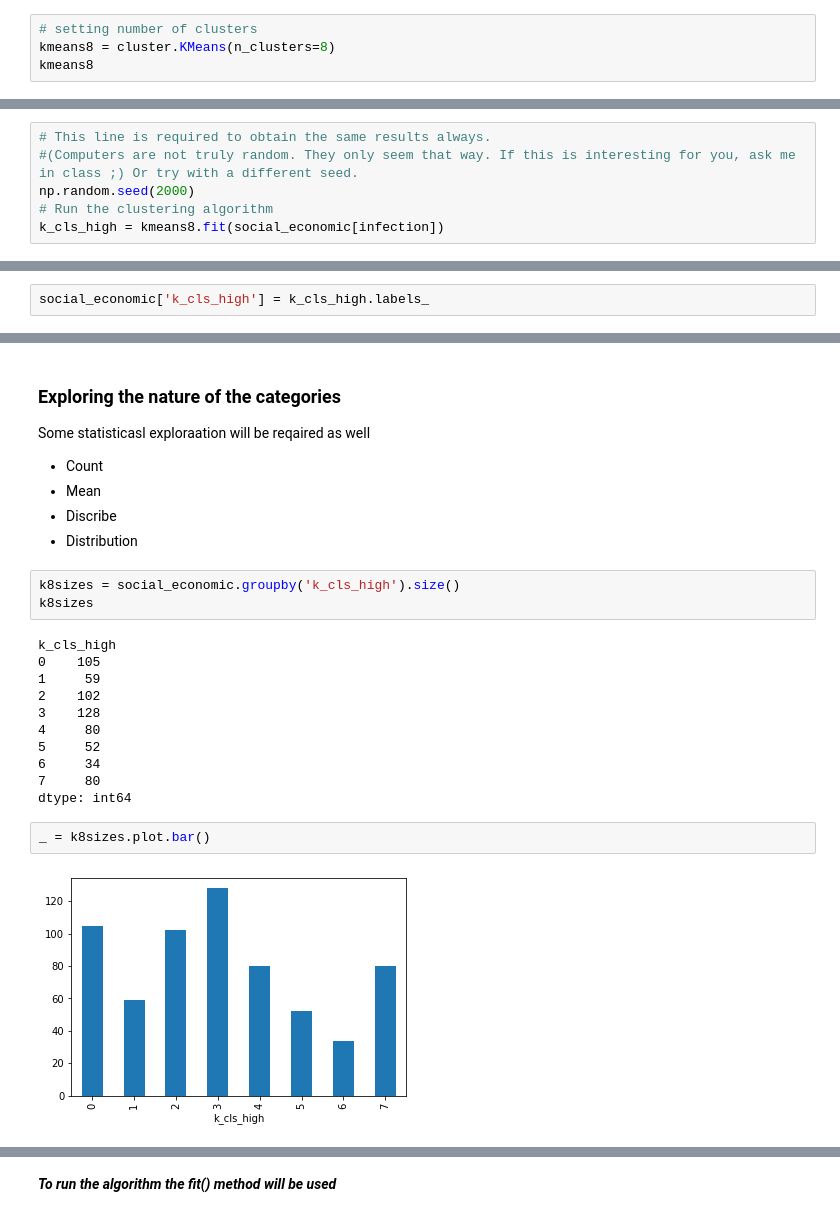
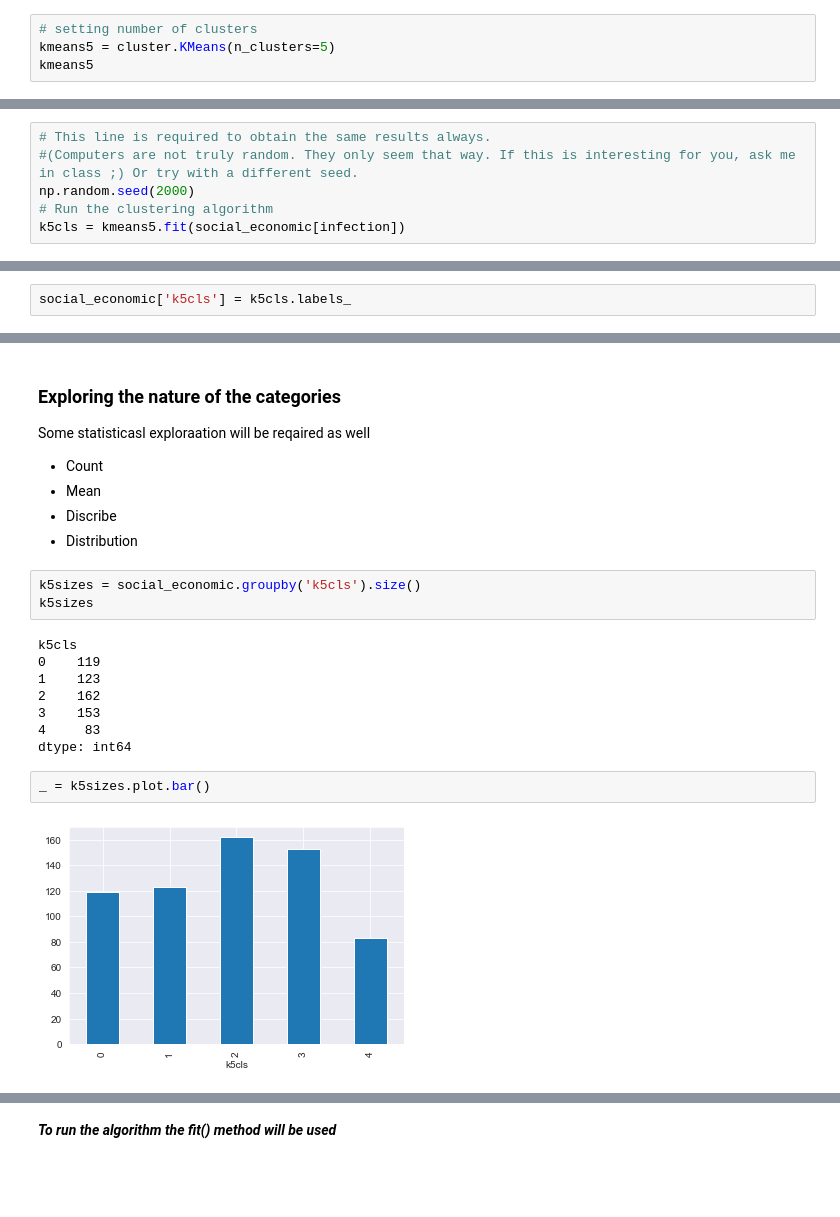
Before and after one commit to lekhanam12/datascience, a Jupyter notebook: social-economic.ipynb, the cells around one changed output, grey strips where cells are left out. Drawn from its saved outputs; the diff is of its cells as text; blank space fills up the shorter version.

Commit message:
cluster-update

```diff
--- a/social-economic.ipynb
+++ b/social-economic.ipynb
@@ -265,6 +307,6 @@ plt.show()
 ### Clustering
 # %%
 # setting number of clusters
-kmeans8 = cluster.KMeans(n_clusters=8)
-kmeans8
+kmeans5 = cluster.KMeans(n_clusters=5)
+kmeans5
 # %% [output]
@@ -276,5 +318,5 @@ KMeans()
 #(Computers are not truly random. They only seem that way. If this is interesting for you, ask me in class ;) Or try with a different seed.
 np.random.seed(2000)
 # Run the clustering algorithm
-k_cls_high = kmeans8.fit(social_economic[infection])
+k5cls = kmeans5.fit(social_economic[infection])
 # %%
@@ -300,7 +342,7 @@ array([4, 6, 3, 7, 1, 7, 7, 3, 7, 2, 0, 7, 7, 3, 0, 7, 7, 1, 7, 6, 3, 5,
 # %% [markdown]
 ***Each number is different category***
 # %%
-social_economic['k_cls_high'] = k_cls_high.labels_
+social_economic['k5cls'] = k5cls.labels_
 # %% [markdown]
 ***Evaluation of the number of the clusters will be made by using the Elbow Method - the elbow method serves to determine the optimal number of clusters.***
 # %%
@@ -352,22 +400,19 @@ Some statisticasl exploraation will be reqaired as well
 - Discribe
 - Distribution
 # %%
-k8sizes = social_economic.groupby('k_cls_high').size()
-k8sizes
+k5sizes = social_economic.groupby('k5cls').size()
+k5sizes
 # %% [output]
-k_cls_high
-0    105
-1     59
-2    102
-3    128
-4     80
-5     52
-6     34
-7     80
+k5cls
+0    119
+1    123
+2    162
+3    153
+4     83
 dtype: int64
 # %%
-_ = k8sizes.plot.bar()
+_ = k5sizes.plot.bar()
 # %% [output]
-[figure, old version]
+[figure, new version]
 # %%
 # Calculate the mean by group
```
Also changed, not shown: parts of 29 cells of this notebook.
